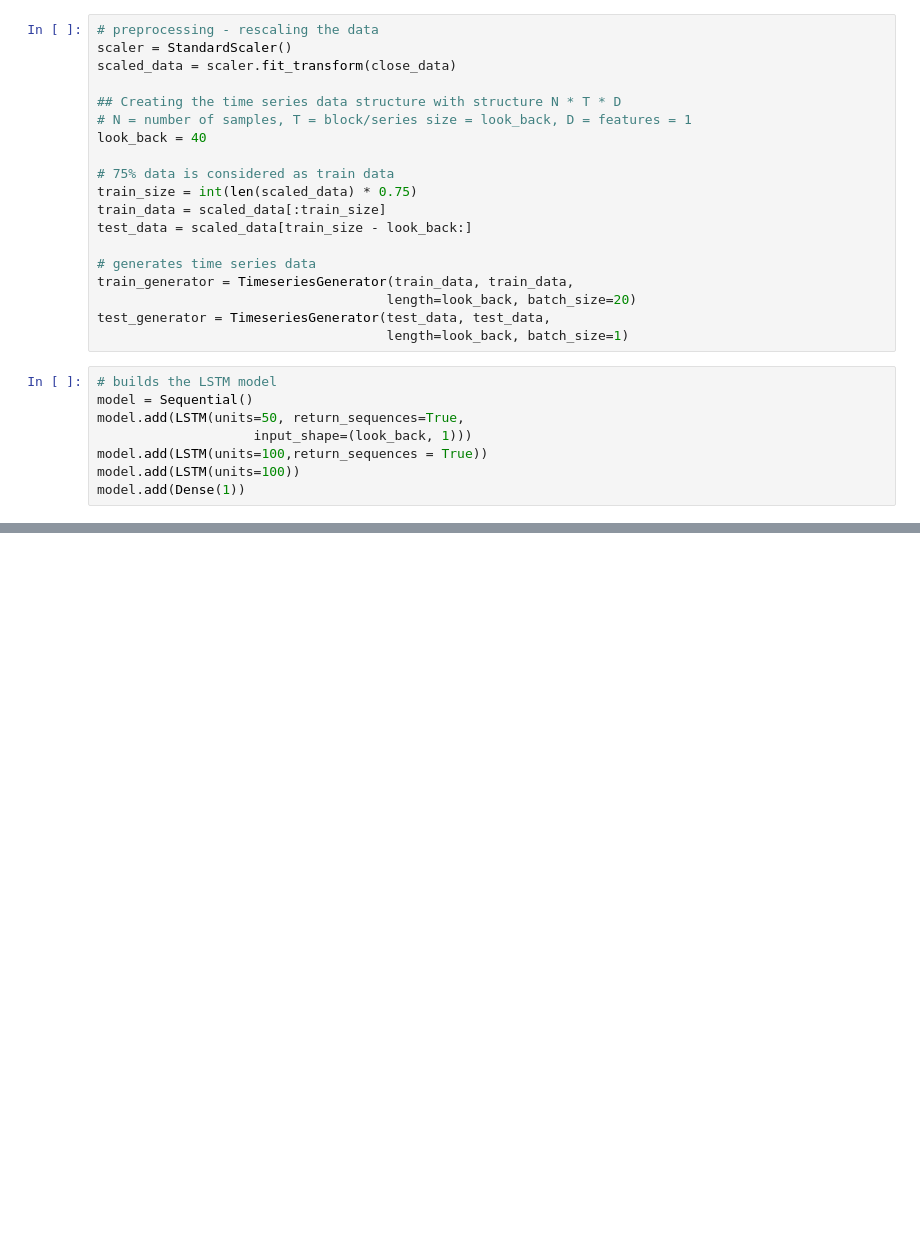
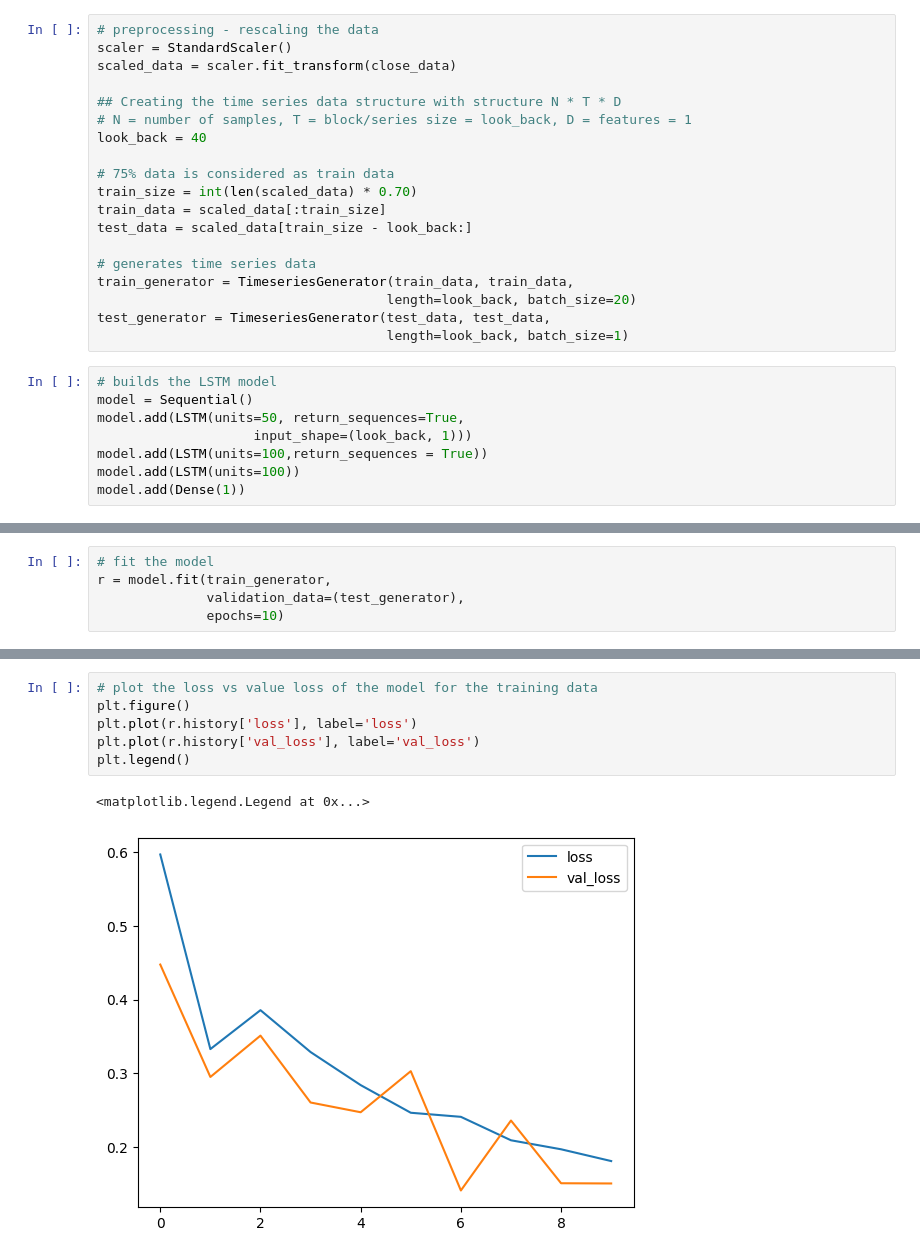
Before and after one commit to bksat90/StockPrediction, a Jupyter notebook: StockPrediction.ipynb, the cells around one changed output, grey strips where cells are left out. Saved outputs shown, nothing was run; the diff lists cells and outputs as text; blank space fills up the shorter version.

```diff
--- a/StockPrediction.ipynb
+++ b/StockPrediction.ipynb
@@ -43,7 +43,7 @@ scaled_data = scaler.fit_transform(close_data)
 look_back = 40
 
 # 75% data is considered as train data
-train_size = int(len(scaled_data) * 0.75)
+train_size = int(len(scaled_data) * 0.70)
 train_data = scaled_data[:train_size]
 test_data = scaled_data[train_size - look_back:]
 
@@ -85,0 +94,5 @@ Epoch 50/50
+# %%
+# fit the model
+r = model.fit(train_generator,
+              validation_data=(test_generator),
+              epochs=10)
@@ -85,0 +120,9 @@ Epoch 50/50
+# %%
+# plot the loss vs value loss of the model for the training data
+plt.figure()
+plt.plot(r.history['loss'], label='loss')
+plt.plot(r.history['val_loss'], label='val_loss')
+plt.legend()
+# %% [output]
+<matplotlib.legend.Legend at 0x...>
+[figure, added]
```
Also changed, not shown: parts of 7 cells of this notebook.
